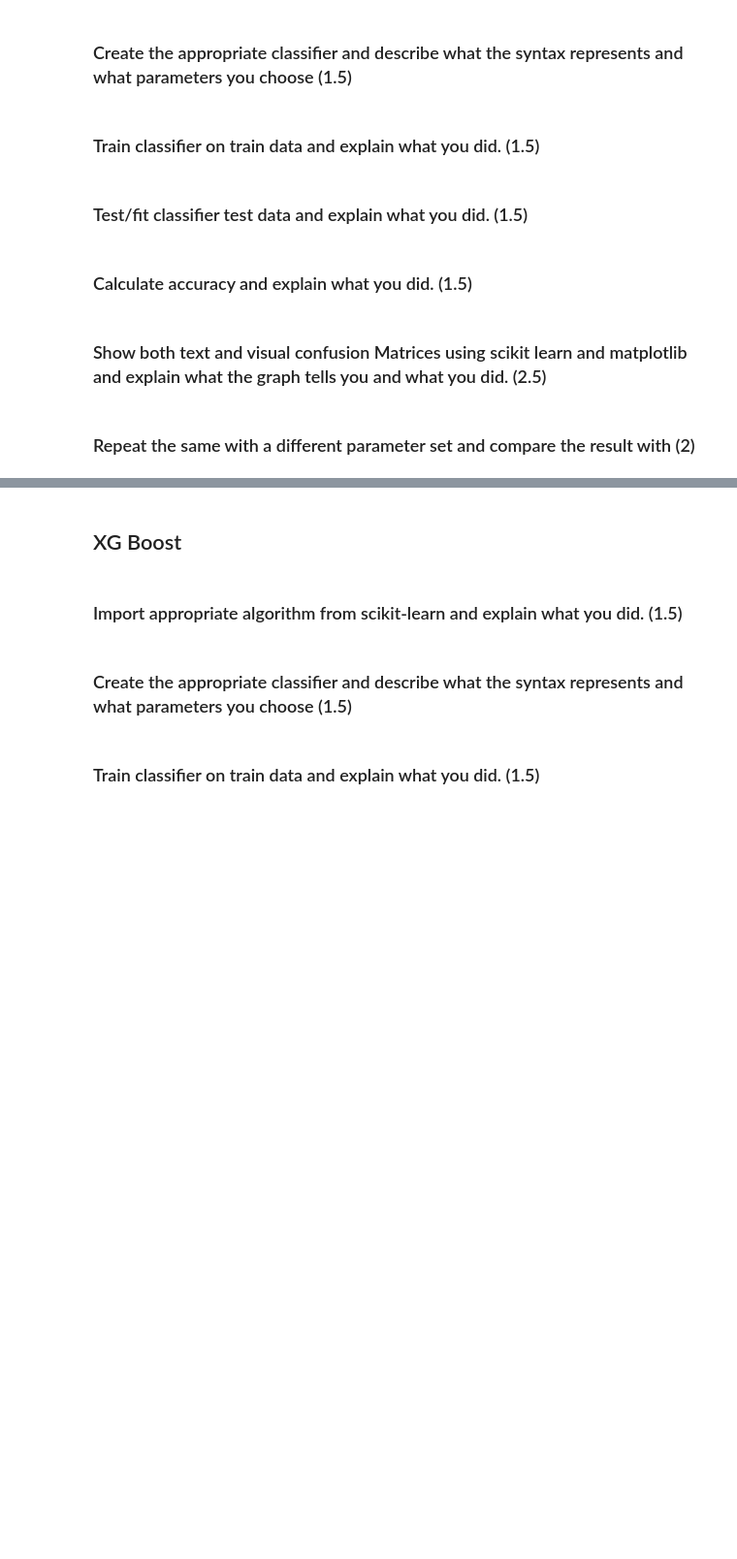
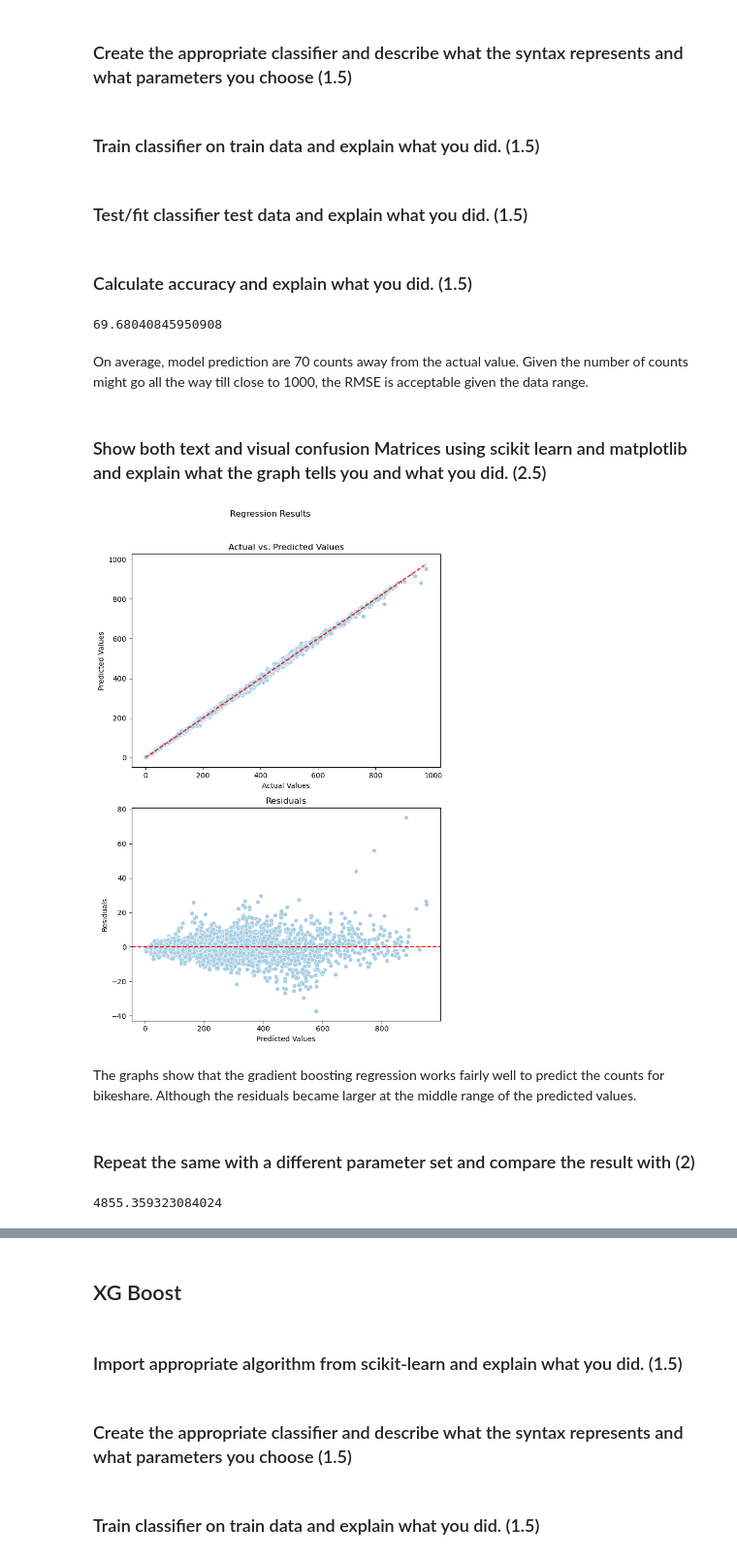
Before and after one commit to nwu1017/ANLY605-ML_AppDeployment, a Jupyter notebook: assignment1/Assignment02_nw388.ipynb, the cells around one changed output, grey strips where cells are left out. Shown at 97% size. Cells and saved outputs as stored; diff of their text form; code cells hidden in the pictures; blank space fills up the shorter version.

```diff
--- a/assignment1/Assignment02_nw388.ipynb
+++ b/assignment1/Assignment02_nw388.ipynb
@@ -618,12 +653,92 @@ The confusion matrix shows how the predicted labels compared to actual ones. Wit
 # %% [markdown]
 ### Create the appropriate classifier and describe what the syntax represents and what parameters you choose (1.5)
+# %%
+#choose 100 estimators
+
+reg = GradientBoostingRegressor(n_estimators=100, random_state=0)
 # %% [markdown]
 ### Train classifier on train data and explain what you did. (1.5)
+# %%
+#fit the model
+reg_fit = reg.fit(BSHX_train, BSHy_train)
 # %% [markdown]
 ### Test/fit classifier test data and explain what you did. (1.5)
+# %%
+#predict
+
+BSHy_pred = reg_fit.predict(BSHX_test)
 # %% [markdown]
 ### Calculate accuracy and explain what you did. (1.5)
+# %%
+#calculate accuracy using RMSE because it's interpretable and differentiable and is good when larger erros are significantly more seious than smaller ones
+
+from sklearn.metrics import mean_squared_error
+print(mean_squared_error(BSHy_test, BSHy_pred, squared=False))
+# %% [output]
+69.68040845950908
+# %% [markdown]
+On average, model prediction are 70 counts away from the actual value. Given the number of counts might go all the way till close to 1000, the RMSE is acceptable given the data range.
 # %% [markdown]
 ### Show both text and visual confusion Matrices using scikit learn and matplotlib and explain what the graph tells you and what you did. (2.5)
+# %%
+import numpy as np
+import matplotlib.pyplot as plt
+import seaborn as sns
+
+def plot_regression_results(y_true, y_pred, title='Regression Results'):
+
+    fig, ax = plt.subplots(nrows=2, ncols=1, figsize=(7, 10))
+
+    # Plotting actual vs. predicted values
+    sns.scatterplot(x=y_true, y=y_pred, ax=ax[0])
+    ax[0].plot([min(y_true), max(y_true)], [min(y_true), max(y_true)], '--', color='red')
+    ax[0].set_title('Actual vs. Predicted Values')
+    ax[0].set_xlabel('Actual Values')
+    ax[0].set_ylabel('Predicted Values')
+
+    # Plotting residuals
+    residuals = y_true - y_pred
+    sns.scatterplot(x=y_pred, y=residuals, ax=ax[1])
+    ax[1].axhline(y=0, linestyle='--', color='red')
+    ax[1].set_title('Residuals')
+    ax[1].set_xlabel('Predicted Values')
+    ax[1].set_ylabel('Residuals')
+
+    plt.tight_layout()
+    plt.suptitle(title, y=1.05)
+    plt.show()
+
+
+#reshape test to ensure it's 1 dimensional
+BSHy_test = BSHy_test.ravel()
+
+#plot the regression results
+plot_regression_results(y_true=BSHy_test, y_pred=BSHy_pred)
+# %% [output]
+[figure, added]
+# %% [markdown]
+The graphs show that the gradient boosting regression works fairly well to predict the counts for bikeshare. Although the residuals became larger at the middle range of the predicted values.
 # %% [markdown]
 ### Repeat the same with a different parameter set and compare the result with (2)
+# %%
+#import libraries
+
+from sklearn.ensemble import GradientBoostingRegressor
+
+#choose 10 estimators
+
+reg = GradientBoostingRegressor(n_estimators=10, random_state=0)
+
+#fit the model
+reg_fit = reg.fit(BSHX_train, BSHy_train)
+
+#predict
+
+BSHy_pred = reg_fit.predict(BSHX_test)
+
+#calculate accuracy using MSE because it's interpretable and differentiable
+
+from sklearn.metrics import mean_squared_error
+print(mean_squared_error(BSHy_test, BSHy_pred))
+# %% [output]
+4855.359323084024
```
Also changed, not shown: parts of 29 cells of this notebook.
